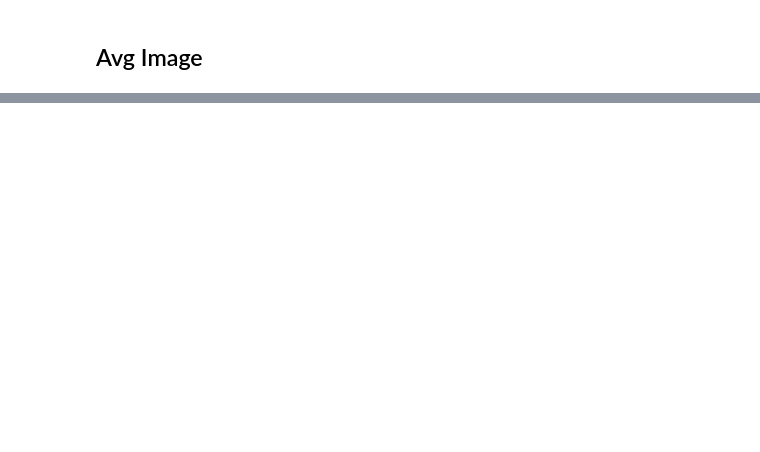
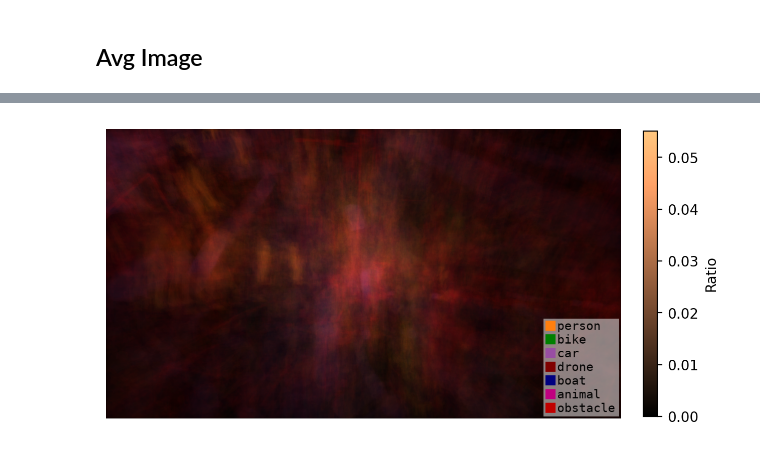
Before and after one commit to nyLiao/Aeroscapes, a Jupyter notebook: visualization/dataset.ipynb, the cells around one changed output, grey strips where cells are left out. Saved outputs shown, nothing was run; the diff lists cells and outputs as text; code cells hidden in the pictures; blank space fills up the shorter version.

```diff
--- a/visualization/dataset.ipynb
+++ b/visualization/dataset.ipynb
@@ -133 +169,21 @@ for c in range(12):
+# %%
+img_thg, lab_thg, rtn_max = avgimg_class(np.arange(1, 8))
+labelviz = imgviz.label2rgb(
+            label=lab_thg, image=img_thg.astype('uint8'), alpha=0.0,
+            label_names=labs, colormap=cmap, font_size=30, loc="rb"
+        )
+
+bmap = mpl.cm.copper
+norm = mpl.colors.Normalize(vmin=0, vmax=rtn_max)
+
+fig, ax = plt.subplots(dpi=200)
+img = plt.imshow(labelviz)
+fig.colorbar(mpl.cm.ScalarMappable(norm=norm, cmap=bmap),
+             ax=ax, fraction=0.046*720/1280, pad=0.04, label='Ratio')
+ax.axis("off")
+fig.tight_layout()
+if issave:
+    fig.savefig('./figs/2avg_things.pdf', bbox_inches='tight')
+# %% [output]
+[figure, added]
 # %%
```
Also changed, not shown: parts of 13 cells of this notebook, 6 other files.
